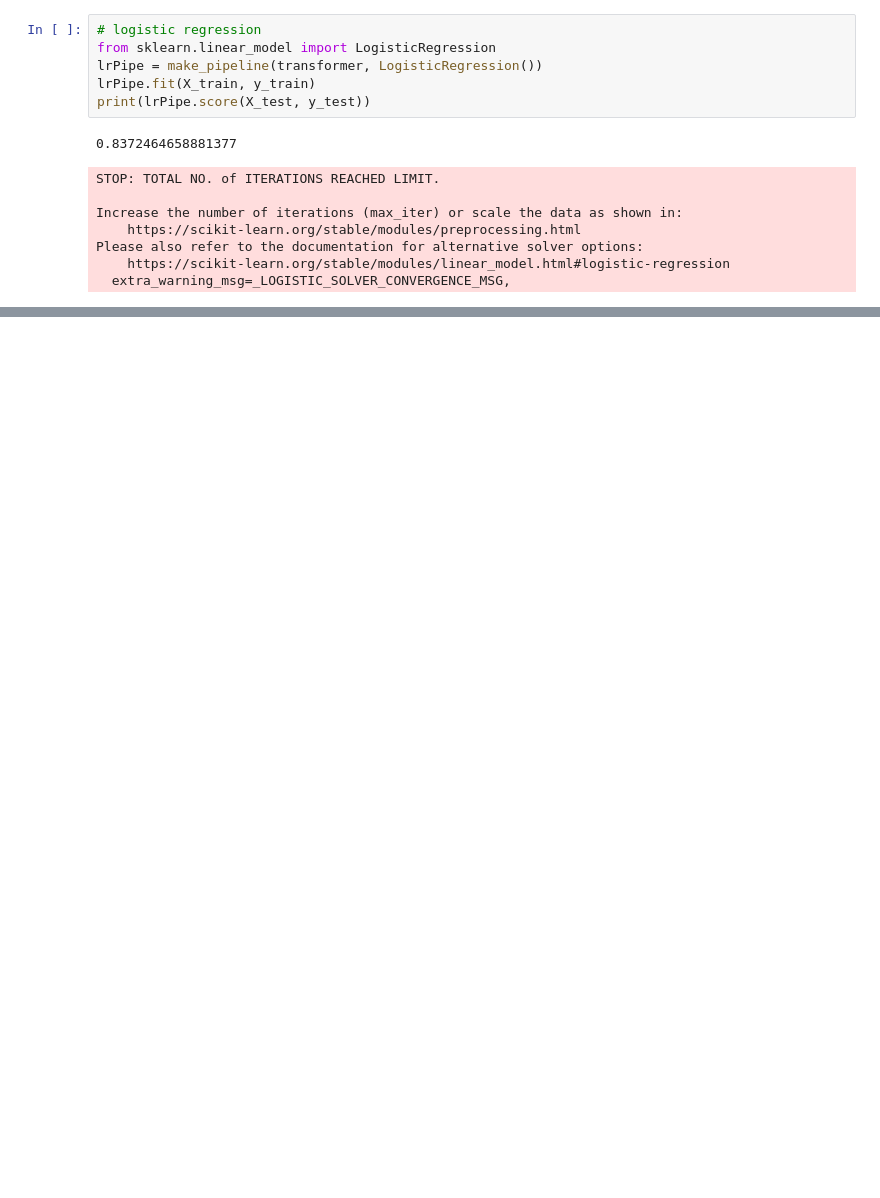
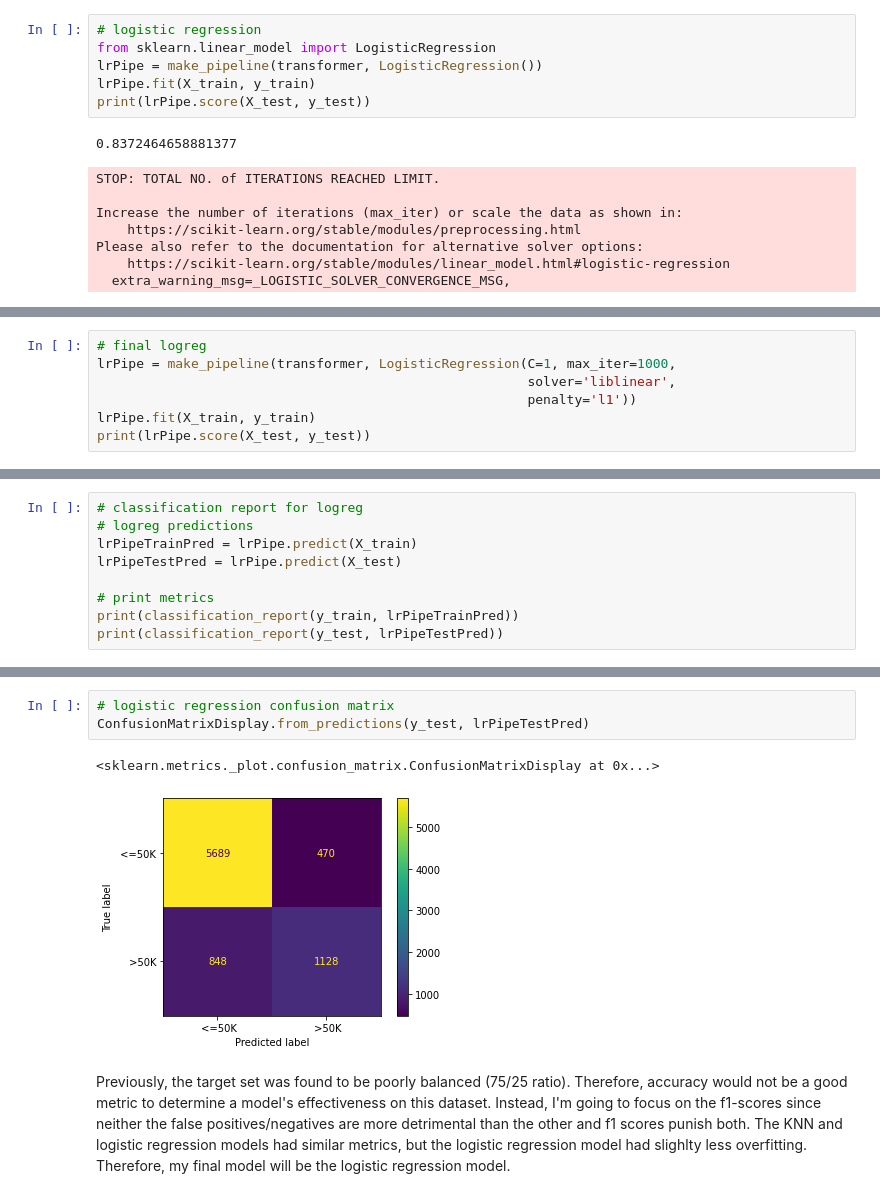
Before and after one commit to hport15/prediction, a Jupyter notebook: Project_2.ipynb, the cells around one changed output, grey strips where cells are left out. Cells and saved outputs as stored; diff of their text form; blank space fills up the shorter version.

```diff
--- a/Project_2.ipynb
+++ b/Project_2.ipynb
@@ -398,0 +526,7 @@ Please also refer to the documentation for alternative solver options:
+# %%
+# final logreg
+lrPipe = make_pipeline(transformer, LogisticRegression(C=1, max_iter=1000,
+                                                       solver='liblinear',
+                                                       penalty='l1'))
+lrPipe.fit(X_train, y_train)
+print(lrPipe.score(X_test, y_test))
@@ -398,0 +564,9 @@ Please also refer to the documentation for alternative solver options:
+# %%
+# classification report for logreg
+# logreg predictions
+lrPipeTrainPred = lrPipe.predict(X_train)
+lrPipeTestPred = lrPipe.predict(X_test)
+
+# print metrics
+print(classification_report(y_train, lrPipeTrainPred))
+print(classification_report(y_test, lrPipeTestPred))
@@ -398,0 +598,9 @@ Please also refer to the documentation for alternative solver options:
+# %%
+# logistic regression confusion matrix
+ConfusionMatrixDisplay.from_predictions(y_test, lrPipeTestPred)
+# %% [output]
+<sklearn.metrics._plot.confusion_matrix.ConfusionMatrixDisplay at 0x...>
+[figure, added]
+# %% [markdown]
+Previously, the target set was found to be poorly balanced (75/25 ratio). Therefore, accuracy would not be a good metric to determine a model's effectiveness on this dataset. Instead, I'm going to focus on the f1-scores since neither the false positives/negatives are more detrimental than the other and f1 scores punish both.
+The KNN and logistic regression models had similar metrics, but the logistic regression model had slighlty less overfitting. Therefore, my final model will be the logistic regression model.
```
Also changed, not shown: parts of 17 cells of this notebook.
